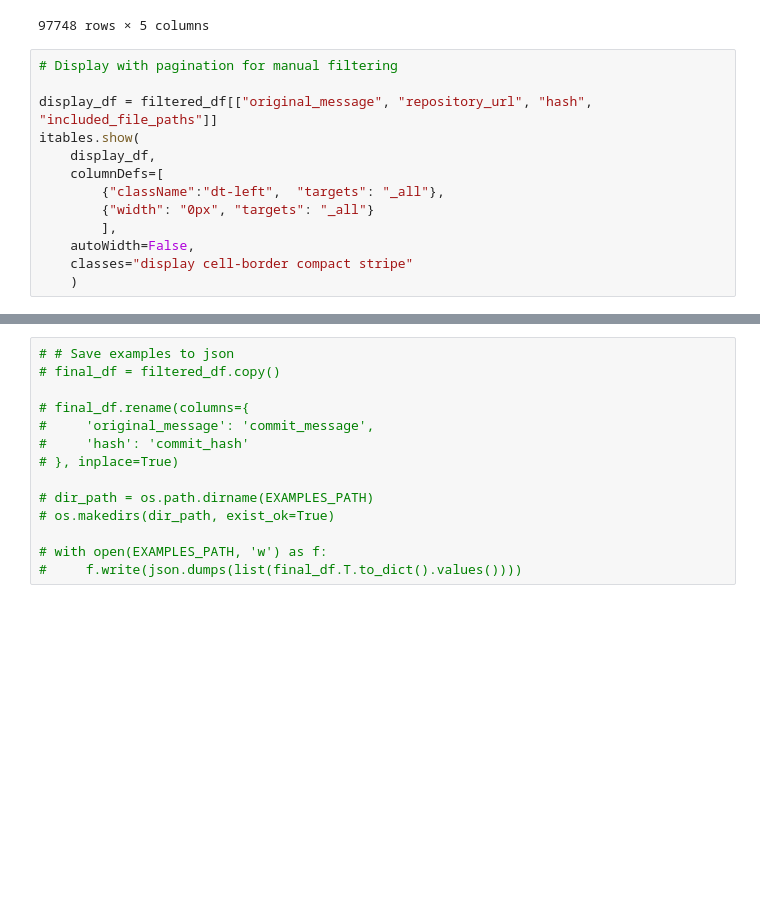
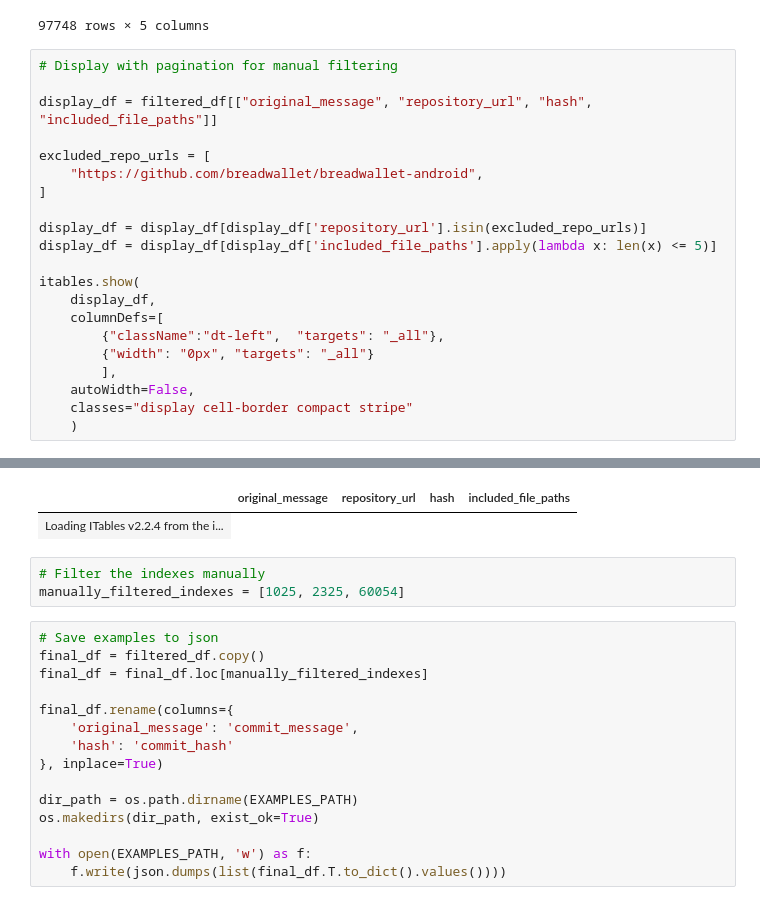
Before and after one commit to Enliven26/IF4092-Tugas-Akhir, a Jupyter notebook: src/program/dataset.ipynb, the cells around one changed output, grey strips where cells are left out. Saved outputs shown, nothing was run; the diff lists cells and outputs as text; blank space fills up the shorter version.

```diff
--- a/src/program/dataset.ipynb
+++ b/src/program/dataset.ipynb
@@ -130,6 +130,14 @@ filtered_df
 # Display with pagination for manual filtering
 
 display_df = filtered_df[["original_message", "repository_url", "hash", "included_file_paths"]]
+
+excluded_repo_urls = [
+    "https://github.com/breadwallet/breadwallet-android",
+]
+
+display_df = display_df[display_df['repository_url'].isin(excluded_repo_urls)]
+display_df = display_df[display_df['included_file_paths'].apply(lambda x: len(x) <= 5)]
+
 itables.show(
     display_df,
     columnDefs=[
@@ -144,14 +151,20 @@ itables.show(
+|  | original_message | repository_url | hash | included_file_paths |
+| Loading ITables v2.2.4 from the i... |
+# %%
+# Filter the indexes manually
+manually_filtered_indexes = [1025, 2325, 60054]
 # %%
-# # Save examples to json
-# final_df = filtered_df.copy()
+# Save examples to json
+final_df = filtered_df.copy()
+final_df = final_df.loc[manually_filtered_indexes]
 
-# final_df.rename(columns={
-#     'original_message': 'commit_message',
-#     'hash': 'commit_hash'
-# }, inplace=True)
+final_df.rename(columns={
+    'original_message': 'commit_message',
+    'hash': 'commit_hash'
+}, inplace=True)
 
-# dir_path = os.path.dirname(EXAMPLES_PATH)
-# os.makedirs(dir_path, exist_ok=True)
+dir_path = os.path.dirname(EXAMPLES_PATH)
+os.makedirs(dir_path, exist_ok=True)
 
-# with open(EXAMPLES_PATH, 'w') as f:
-#     f.write(json.dumps(list(final_df.T.to_dict().values())))
+with open(EXAMPLES_PATH, 'w') as f:
+    f.write(json.dumps(list(final_df.T.to_dict().values())))
```
Also changed, not shown: parts of 2 cells of this notebook, 10 other files.
